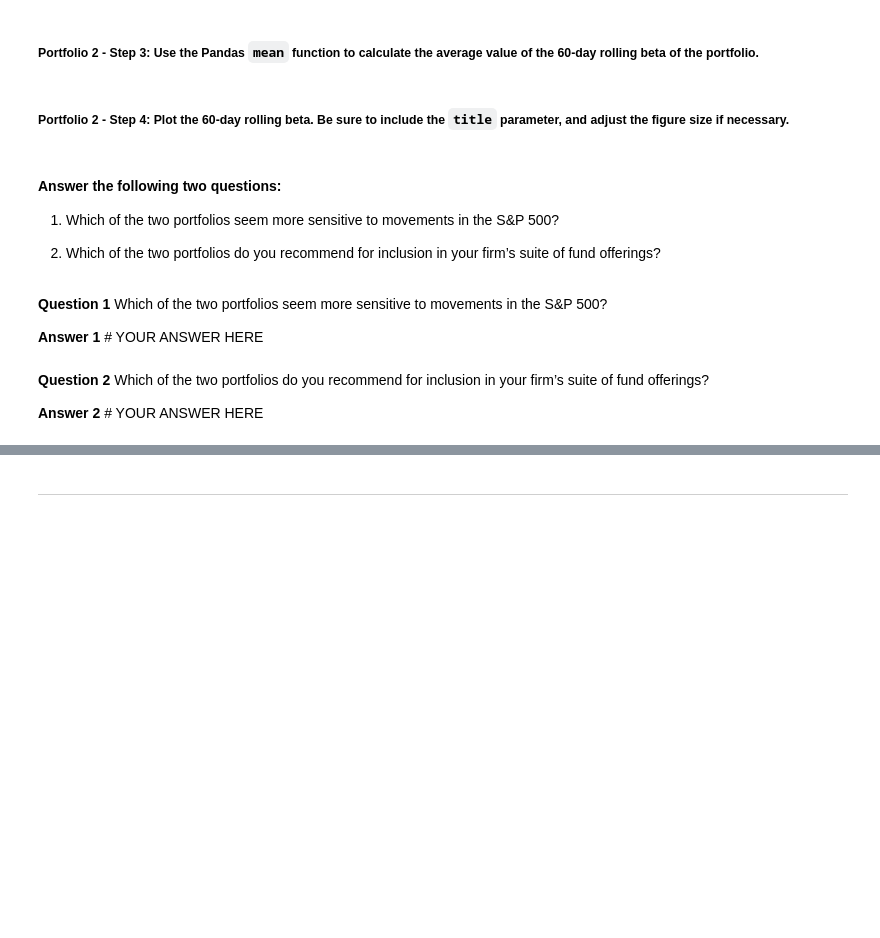
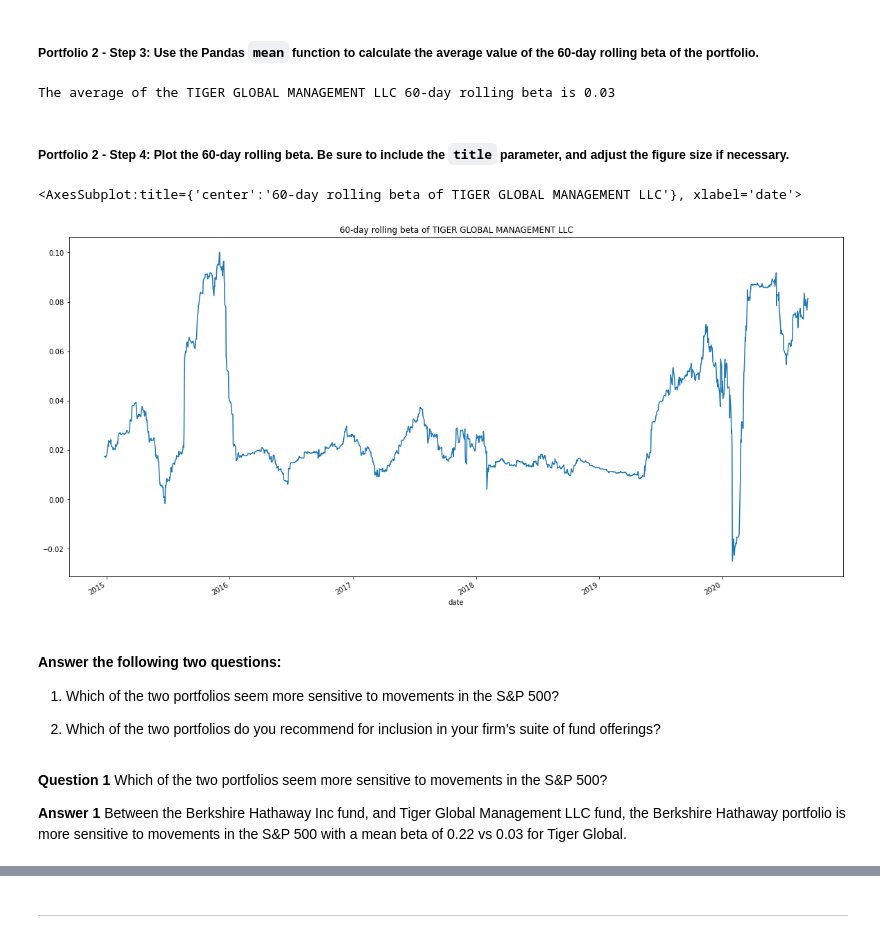
Before and after one commit to woodedlawn/module_4_challenge, a Jupyter notebook: risk_return_analysis.ipynb, the cells around one changed output, grey strips where cells are left out. Cells and saved outputs as stored; diff of their text form; code cells hidden in the pictures; blank space fills up the shorter version.

```diff
--- a/risk_return_analysis.ipynb
+++ b/risk_return_analysis.ipynb
@@ -407,4 +450,6 @@ Your analysis is nearing completion. Now, you need to evaluate how the portfolio
 # %%
 # Calculate the covariance using a 60-day rolling window
 # Review the last five rows of the covariance data
-# YOUR CODE HERE
+portfolio_2 = "TIGER GLOBAL MANAGEMENT LLC"
+rolling_portfolio_2_covariance = daily_returns_df[portfolio_2].rolling(window=60).cov(daily_returns_df['S&P 500'])
+rolling_portfolio_2_covariance.tail()
@@ -413,4 +466,5 @@ Your analysis is nearing completion. Now, you need to evaluate how the portfolio
 # %%
 # Calculate the beta based on the 60-day rolling covariance compared to the market (S&P 500)
 # Review the last five rows of the beta information
-# YOUR CODE HERE
+rolling_portfolio_2_beta = rolling_portfolio_2_covariance / rolling_variance
+rolling_portfolio_2_beta.tail()
@@ -418,13 +480,21 @@ Your analysis is nearing completion. Now, you need to evaluate how the portfolio
 ##### Portfolio 2 - Step 3: Use the Pandas `mean` function to calculate the average value of the 60-day rolling beta of the portfolio.
 # %%
 # Calculate the average of the 60-day rolling beta
-# YOUR CODE HERE
+print(f"The average of the {portfolio_2} 60-day rolling beta is {rolling_portfolio_2_beta.mean():.2f}")
+# %% [output]
+The average of the TIGER GLOBAL MANAGEMENT LLC 60-day rolling beta is 0.03
 # %% [markdown]
 ##### Portfolio 2 - Step 4: Plot the 60-day rolling beta. Be sure to include the `title` parameter, and adjust the figure size if necessary.
 # %%
 # Plot the rolling beta
 # Include a title parameter and adjust the figure size
-# YOUR CODE HERE
+rolling_portfolio_2_beta.plot(
+    figsize=(20,10),
+    title=f"60-day rolling beta of {portfolio_2}"
+)
+# %% [output]
+<AxesSubplot:title={'center':'60-day rolling beta of TIGER GLOBAL MANAGEMENT LLC'}, xlabel='date'>
+[figure, added]
 # %% [markdown]
 #### Answer the following two questions:
 
@@ -434,8 +504,4 @@ Your analysis is nearing completion. Now, you need to evaluate how the portfolio
 # %% [markdown]
 **Question 1** Which of the two portfolios seem more sensitive to movements in the S&P 500?
 
-**Answer 1** # YOUR ANSWER HERE
+**Answer 1** Between the Berkshire Hathaway Inc fund, and Tiger Global Management LLC fund, the Berkshire Hathaway portfolio is more sensitive to movements in the S&P 500 with a mean beta of 0.22 vs 0.03 for Tiger Global.
-# %% [markdown]
-**Question 2** Which of the two portfolios do you recommend for inclusion in your firm’s suite of fund offerings?
-
-**Answer 2** # YOUR ANSWER HERE
```
Also changed, not shown: parts of 10 cells of this notebook.
